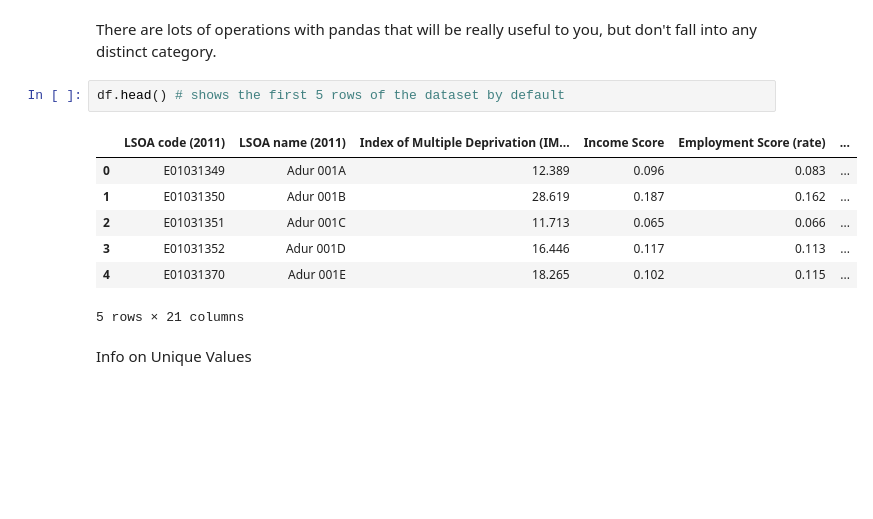
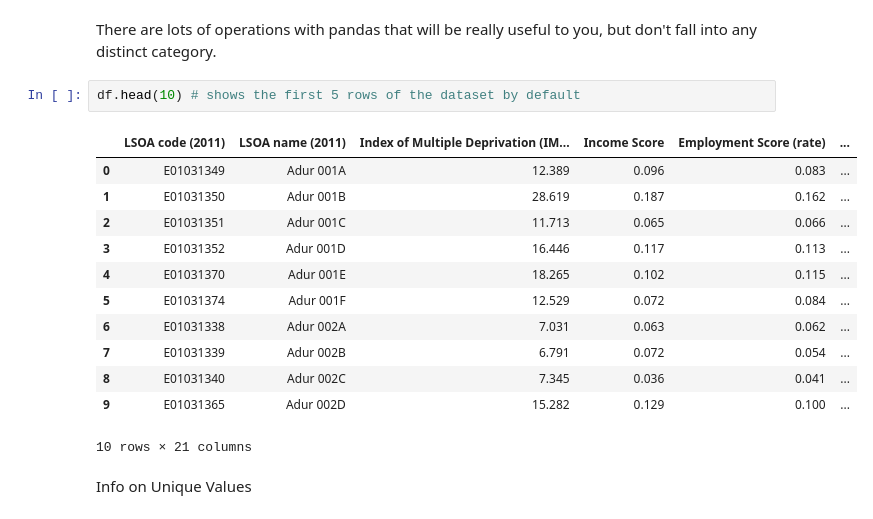
Before and after one commit to JulianBesems/UD_IntroProject_2022, a Jupyter notebook: 3_Dataframes_and_ML/3_IntroductionToPandas.ipynb, the cells around one changed output. Cells and saved outputs as stored; diff of their text form; blank space fills up the shorter version.

```diff
--- a/3_Dataframes_and_ML/3_IntroductionToPandas.ipynb
+++ b/3_Dataframes_and_ML/3_IntroductionToPandas.ipynb
@@ -501,15 +501,20 @@ pd.concat([df1,df2])
 # %% [markdown]
 There are lots of operations with pandas that will be really useful to you, but don't fall into any distinct category.
 # %%
-df.head() # shows the first 5 rows of the dataset by default
+df.head(10) # shows the first 5 rows of the dataset by default
 # %% [output]
 |  | LSOA code (2011) | LSOA name (2011) | Index of Multiple Deprivation (IM... | Income Score | Employment Score (rate) | ... |
 | 0 | E01031349 | Adur 001A | 12.389 | 0.096 | 0.083 | ... |
 | 1 | E01031350 | Adur 001B | 28.619 | 0.187 | 0.162 | ... |
 | 2 | E01031351 | Adur 001C | 11.713 | 0.065 | 0.066 | ... |
 | 3 | E01031352 | Adur 001D | 16.446 | 0.117 | 0.113 | ... |
 | 4 | E01031370 | Adur 001E | 18.265 | 0.102 | 0.115 | ... |
+| 5 | E01031374 | Adur 001F | 12.529 | 0.072 | 0.084 | ... |
+| 6 | E01031338 | Adur 002A | 7.031 | 0.063 | 0.062 | ... |
+| 7 | E01031339 | Adur 002B | 6.791 | 0.072 | 0.054 | ... |
+| 8 | E01031340 | Adur 002C | 7.345 | 0.036 | 0.041 | ... |
+| 9 | E01031365 | Adur 002D | 15.282 | 0.129 | 0.100 | ... |
-5 rows × 21 columns
+10 rows × 21 columns
 # %% [markdown]
 Info on Unique Values
 # %%
```
Also changed, not shown: parts of 8 cells of this notebook, 8 other files.
